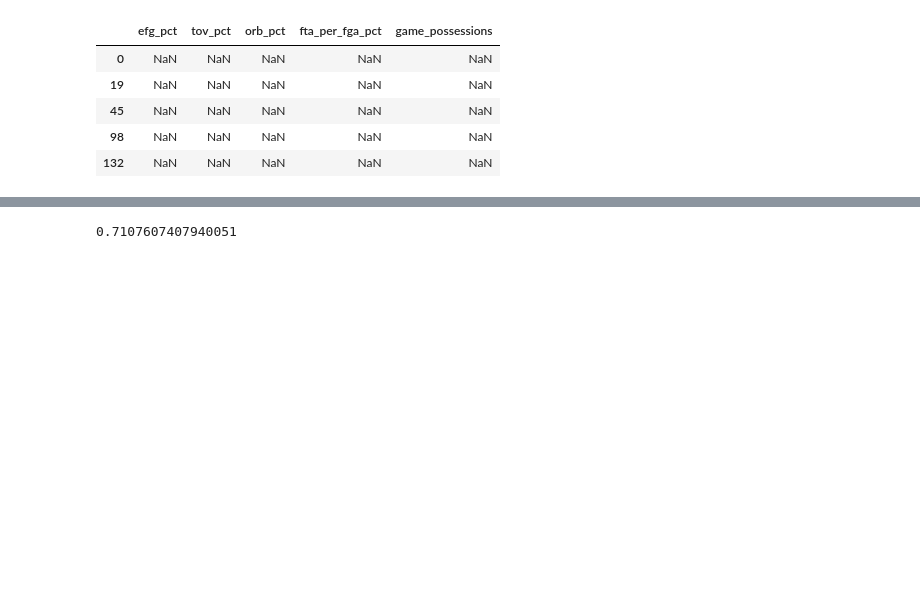
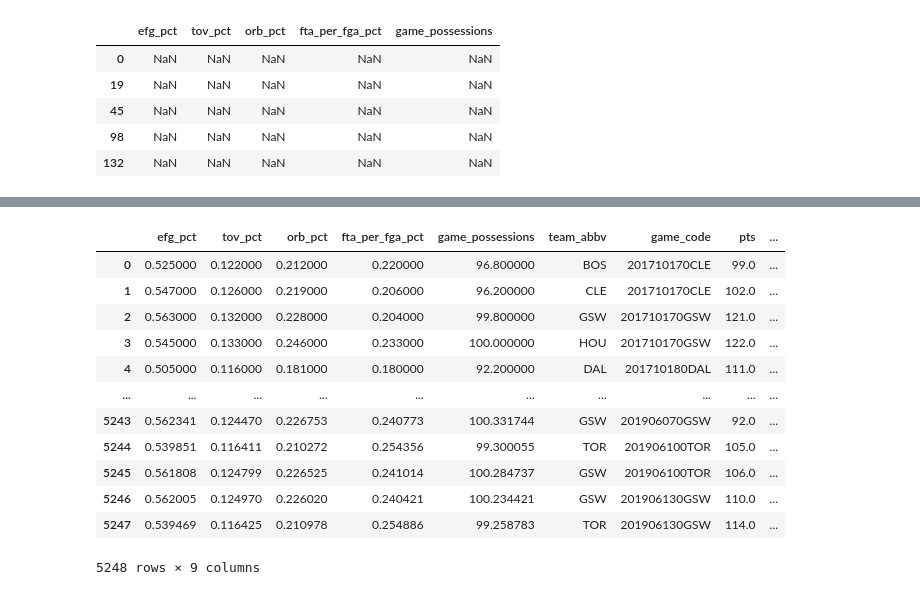
Before and after one commit to kyle-rgb/NBA_Sportsbook_Project, a Jupyter notebook: notebooks/Model_Stage.ipynb, the cells around one changed output, grey strips where cells are left out. Cells and saved outputs as stored; diff of their text form; code cells hidden in the pictures; blank space fills up the shorter version.

Commit message:
Added Code to for New Model Ideas and How'd They Fair Between Books

```diff
--- a/notebooks/Model_Stage.ipynb
+++ b/notebooks/Model_Stage.ipynb
@@ -1318,42 +1333,39 @@ team_df[(team_df.team_abbv == "BOS") & (team_df.NBA_season == "17-18")].iloc[:,
 | 132 | NaN | NaN | NaN | NaN | NaN |
 # %%
 def makeModel(window_size, window_func="rolling", aggregation="mean"): # size=[15, 10, 5], window_func=[rolling, expanding, ewm], aggregation=[median, mean]
+    model_vars = ["efg_pct", "tov_pct", "orb_pct", "fta_per_fga_pct", "game_possessions"]
     projections_df = pd.DataFrame()
     whole_team_df = team_df.loc[:, [x for x in averages_df.columns]]
     average_copies = [averages_df for x in range(window_size)] # Add Window Size Duplicates of Averages so that every actual game gets ff + poss estimate
     df_list = [whole_team_df] + average_copies
-    whole_team_df = pd.concat(df_list, axis=1).reset_index(drop=True).sort_values(by=["team_abbv", "date"])
+    whole_team_df = pd.concat(df_list, axis=0).reset_index(drop=True).sort_values(by=["team_abbv", "date"])
     for team in whole_team_df.team_abbv.unique():
-        for season in whole_team_df.NBA_season:
+        for season in whole_team_df.NBA_season.unique():
             if window_func == "rolling":
-                team_stats = whole_team_df.query(f"team == {team} & NBA_season == {season}").rolling(window_size, min_periods=window_size)
+                team_stats = whole_team_df.query(f"team_abbv == '{team}' & NBA_season == '{season}'").loc[:, model_vars].rolling(window_size, min_periods=window_size)
             elif window_func == "expanding":
-                team_stats = whole_team_df.query(f"team == {team} & NBA_season == {season}").expanding(min_periods=window_size)
+                team_stats = whole_team_df.query(f"team_abbv == '{team}' & NBA_season == '{season}'").loc[:, model_vars].expanding(min_periods=window_size)
             elif window_func == "ewm":
-                team_stats = whole_team_df.query(f"team == {team} & NBA_season == {season}").ewm(min_periods=window_size, adjust=True)
+                team_stats = whole_team_df.query(f"team_abbv == '{team}' & NBA_season == '{season}'").loc[:, model_vars].ewm(alpha=.1, min_periods=window_size, adjust=True)
 
             if aggregation == "median":
-                team_stats.median().shift(1)
+                team_stats = team_stats.median().shift(1).dropna()
             else:
-                team_stats.mean().shift(1)
-            # filter out averages
-            team_stats = team_stats.query("game_code != X")
+                team_stats = team_stats.mean().shift(1).dropna() # filter out averages
             # Add Generated Stats to Dataframe
             projections_df = pd.concat([projections_df, team_stats], axis=0) # projections of model variables
 
     # Once we have our new projections for each team for each game we can now build our model and test it out
-    variables_df = projections_df.loc[:, ["efg_pct", "tov_pct", "orb_pct", "fta_per_fga_pct", "game_possessions"]]
+    variables_df = projections_df.sort_index()
     ground_truth = team_df.loc[:, ["team_abbv", "game_code", "pts"]]
-    variables_df = variables_df.merge(ground_truh, on=["team_abbv", "game_code"])
-    X = variables_df.iloc[:, :-1].values
-    Y = variables_df.iloc[:, :-1].values
-    X_train, X_test, y_train, y_test = train_test_split(X, Y, random_state=11)
+    variables_df = variables_df.merge(ground_truth, left_index=True, right_index=True)
+    X = variables_df.loc[:, model_vars].values
+    Y = variables_df.loc[:, "pts"].values
+    X_train, X_test, y_train, y_test = train_test_split(X, Y, random_state=14)
     model = LinearRegression(normalize=True)
     model.fit(X_train, y_train)
     r_squared = model.score(X_test, y_test)
-    sq_error = (((model.predict(X) - Y)**2)**1/2).mean()
-    return pd.DataFrame({"Window_Size:":window_size,
-                        "Window_Func": window_func,
-                        "aggregation": aggregation,
-                        "R_SQUARE": r_squared,
-                        "sq_error": sq_error}).T
+    sq_error = abs(model.predict(X) - Y).mean()
+    variables_df["Model_3_Prediction"] = model.predict(X)
+    summary_df = pd.DataFrame({"Window_Size:":window_size, "Window_Func": window_func, "aggregation": aggregation, "R_SQUARE": r_squared, "avg_error": sq_error}, index=range(1)).T
+    return variables_df
@@ -1417,4 +1371,0 @@ LinearRegression(copy_X=True, fit_intercept=True, n_jobs=None, normalize=True)
-# %%
-model_1.score(X_test, y_test)
-# %% [output]
-0.7107607407940051
@@ -1426,0 +1376,16 @@ predictions["Squared_Error"] = ((predictions["Score"] - predictions["ŷ"])**2)*
+# %%
+makeModel(15, "expanding", "mean")
+# %% [output]
+|  | efg_pct | tov_pct | orb_pct | fta_per_fga_pct | game_possessions | team_abbv | game_code | pts | ... |
+| 0 | 0.525000 | 0.122000 | 0.212000 | 0.220000 | 96.800000 | BOS | 201710170CLE | 99.0 | ... |
+| 1 | 0.547000 | 0.126000 | 0.219000 | 0.206000 | 96.200000 | CLE | 201710170CLE | 102.0 | ... |
+| 2 | 0.563000 | 0.132000 | 0.228000 | 0.204000 | 99.800000 | GSW | 201710170GSW | 121.0 | ... |
+| 3 | 0.545000 | 0.133000 | 0.246000 | 0.233000 | 100.000000 | HOU | 201710170GSW | 122.0 | ... |
+| 4 | 0.505000 | 0.116000 | 0.181000 | 0.180000 | 92.200000 | DAL | 201710180DAL | 111.0 | ... |
+| ... | ... | ... | ... | ... | ... | ... | ... | ... | ... |
+| 5243 | 0.562341 | 0.124470 | 0.226753 | 0.240773 | 100.331744 | GSW | 201906070GSW | 92.0 | ... |
+| 5244 | 0.539851 | 0.116411 | 0.210272 | 0.254356 | 99.300055 | TOR | 201906100TOR | 105.0 | ... |
+| 5245 | 0.561808 | 0.124799 | 0.226525 | 0.241014 | 100.284737 | GSW | 201906100TOR | 106.0 | ... |
+| 5246 | 0.562005 | 0.124970 | 0.226020 | 0.240421 | 100.234421 | GSW | 201906130GSW | 110.0 | ... |
+| 5247 | 0.539469 | 0.116425 | 0.210978 | 0.254886 | 99.258783 | TOR | 201906130GSW | 114.0 | ... |
+5248 rows × 9 columns
```
Also changed, not shown: parts of 23 cells of this notebook.
